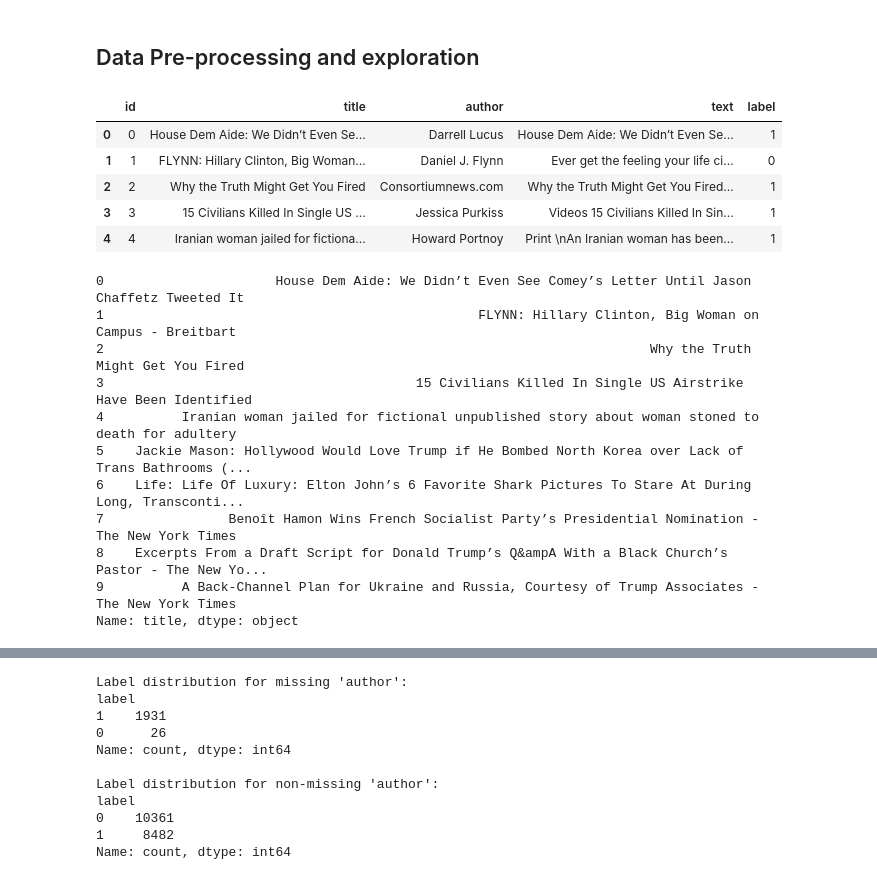
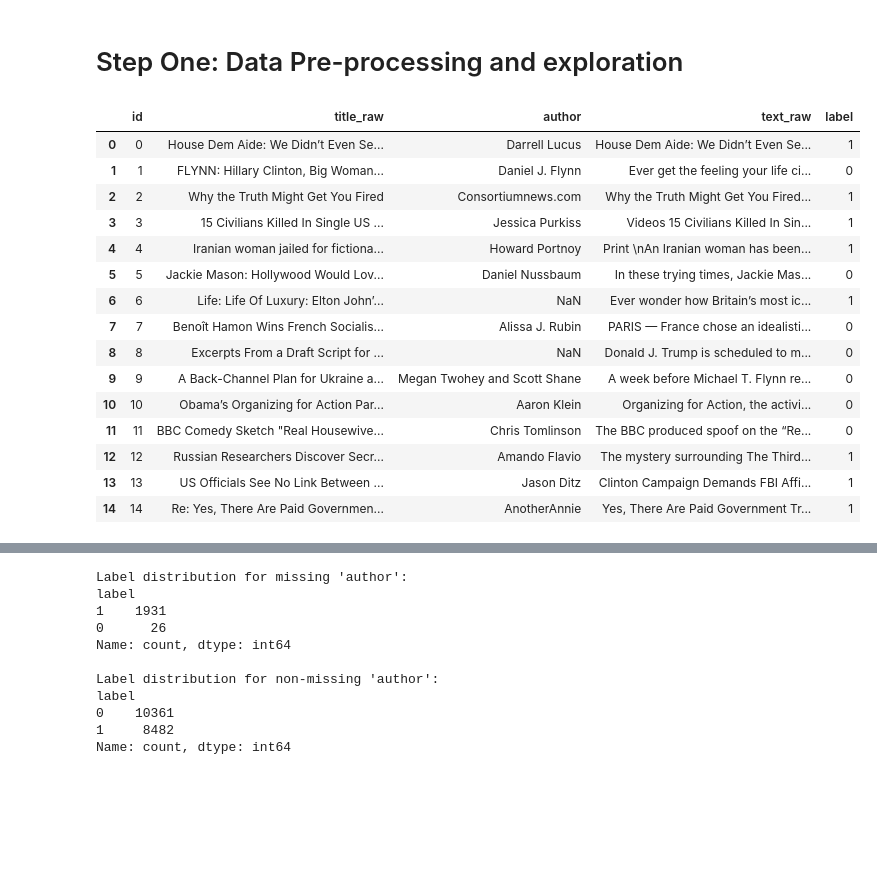
Before and after one commit to zhaoq23/fake_news_detection, a Jupyter notebook: final.ipynb, the cells around one changed output, grey strips where cells are left out. Drawn from its saved outputs; the diff is of its cells as text; code cells hidden in the pictures; blank space fills up the shorter version.

```diff
--- a/final.ipynb
+++ b/final.ipynb
@@ -37,30 +42,28 @@ please provide us feedback at https://github.com/pandas-dev/pandas/issues/54466
 # %% [markdown]
-## Data Pre-processing and exploration
+# Step One: Data Pre-processing and exploration
 # %%
 # Importing the dataset
-data = pd.read_csv("train.csv", encoding = "UTF-8")
+data = pd.read_csv("data/train.csv", encoding = "UTF-8")
+
+data = data.rename(columns={'title': 'title_raw'})
+data = data.rename(columns={'text': 'text_raw'})
 
 # check the first 5 rows of the dataset
-data.head()
+data.head(15)
 # %% [output]
-|  | id | title | author | text | label |
+|  | id | title_raw | author | text_raw | label |
 | 0 | 0 | House Dem Aide: We Didn’t Even Se... | Darrell Lucus | House Dem Aide: We Didn’t Even Se... | 1 |
 | 1 | 1 | FLYNN: Hillary Clinton, Big Woman... | Daniel J. Flynn | Ever get the feeling your life ci... | 0 |
 | 2 | 2 | Why the Truth Might Get You Fired | Consortiumnews.com | Why the Truth Might Get You Fired... | 1 |
 | 3 | 3 | 15 Civilians Killed In Single US ... | Jessica Purkiss | Videos 15 Civilians Killed In Sin... | 1 |
 | 4 | 4 | Iranian woman jailed for fictiona... | Howard Portnoy | Print \nAn Iranian woman has been... | 1 |
+| 5 | 5 | Jackie Mason: Hollywood Would Lov... | Daniel Nussbaum | In these trying times, Jackie Mas... | 0 |
+| 6 | 6 | Life: Life Of Luxury: Elton John’... | NaN | Ever wonder how Britain’s most ic... | 1 |
+| 7 | 7 | Benoît Hamon Wins French Socialis... | Alissa J. Rubin | PARIS — France chose an idealisti... | 0 |
+| 8 | 8 | Excerpts From a Draft Script for ... | NaN | Donald J. Trump is scheduled to m... | 0 |
+| 9 | 9 | A Back-Channel Plan for Ukraine a... | Megan Twohey and Scott Shane | A week before Michael T. Flynn re... | 0 |
+| 10 | 10 | Obama’s Organizing for Action Par... | Aaron Klein | Organizing for Action, the activi... | 0 |
+| 11 | 11 | BBC Comedy Sketch "Real Housewive... | Chris Tomlinson | The BBC produced spoof on the “Re... | 0 |
+| 12 | 12 | Russian Researchers Discover Secr... | Amando Flavio | The mystery surrounding The Third... | 1 |
+| 13 | 13 | US Officials See No Link Between ... | Jason Ditz | Clinton Campaign Demands FBI Affi... | 1 |
+| 14 | 14 | Re: Yes, There Are Paid Governmen... | AnotherAnnie | Yes, There Are Paid Government Tr... | 1 |
-# %%
-# explore the title column
-print(data['title'].head(10))
-# %% [output]
-0                      House Dem Aide: We Didn’t Even See Comey’s Letter Until Jason Chaffetz Tweeted It
-1                                                FLYNN: Hillary Clinton, Big Woman on Campus - Breitbart
-2                                                                      Why the Truth Might Get You Fired
-3                                        15 Civilians Killed In Single US Airstrike Have Been Identified
-4          Iranian woman jailed for fictional unpublished story about woman stoned to death for adultery
-5    Jackie Mason: Hollywood Would Love Trump if He Bombed North Korea over Lack of Trans Bathrooms (...
-6    Life: Life Of Luxury: Elton John’s 6 Favorite Shark Pictures To Stare At During Long, Transconti...
-7                Benoît Hamon Wins French Socialist Party’s Presidential Nomination - The New York Times
-8    Excerpts From a Draft Script for Donald Trump’s Q&ampA With a Black Church’s Pastor - The New Yo...
-9          A Back-Channel Plan for Ukraine and Russia, Courtesy of Trump Associates - The New York Times
-Name: title, dtype: object
```
Also changed, not shown: parts of 76 cells of this notebook, 1 other file.
